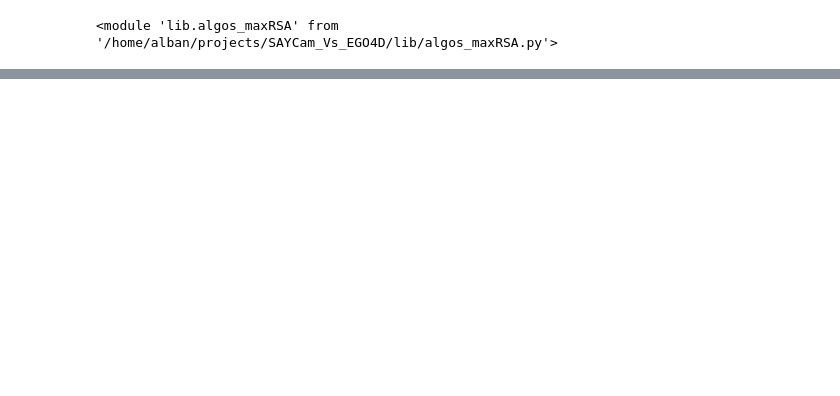
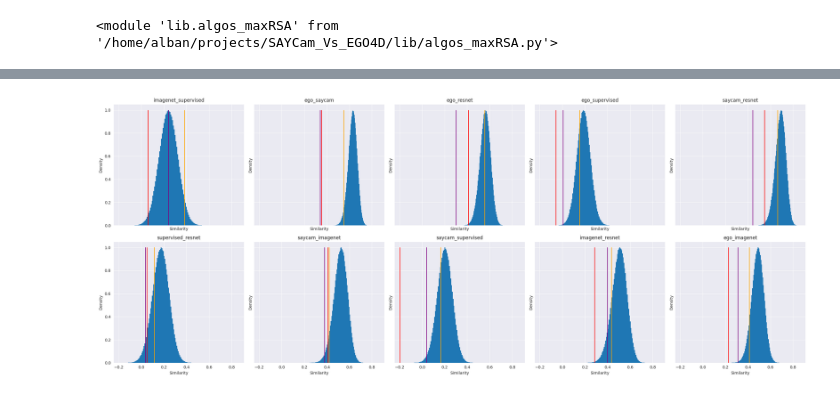
Before and after one commit to AlbanFlachot/SAYCam_Vs_EGO4D, a Jupyter notebook: meta_analysis_stimuli_selection.ipynb, the cells around one changed output, grey strips where cells are left out. Cells and saved outputs as stored; diff of their text form; code cells hidden in the pictures; blank space fills up the shorter version.

```diff
--- a/meta_analysis_stimuli_selection.ipynb
+++ b/meta_analysis_stimuli_selection.ipynb
@@ -50,0 +65,27 @@ plt.show()
+# %%
+listsamples = glob.glob('results/*Truenormalize.npy')
+nb_cols = 5
+fig, subs = plt.subplots(nrows = 2, ncols = nb_cols, figsize = (25,10), sharex = True, sharey = True)
+for f, file in enumerate(listsamples):
+    sample = np.load(file)
+    hist, bin_edges = np.histogram(sample, 100)
+    subs[int(f/nb_cols), f%nb_cols].bar(bin_edges[:-1],hist/max(hist), width = bin_edges[1] - bin_edges[0], linewidth = 0, align = 'edge')
+    #subs[f//5, f%5].legend()
+    subs[int(f/nb_cols), f%nb_cols].set_xlabel('Similarity')
+    subs[int(f/nb_cols), f%nb_cols].set_ylabel('Density')
+    subs[int(f/nb_cols), f%nb_cols].set_title(f'{file.split('_')[-3]}_{file.split('_')[-2]}')
+    for name in similarities.keys():
+        for p, pair in enumerate(RESULTS[name]['similarity_dict'].keys()):
+            if f'{file.split('_')[-3]}_{file.split('_')[-2]}' == pair:
+                if ('Truenormalize_silhouette_score_normalizedDiff_pearson' in name) :
+                    subs[int(f/nb_cols), f%nb_cols].vlines(similarities[name][p],0,1, 'r')
+                if ('Truenormalize_silhouette_score_normalizedDiff_contrast' in name) :
+                    subs[int(f/nb_cols), f%nb_cols].vlines(similarities[name][p],0,1, 'orange')
+                if ('Truenormalize_silhouette_score_rank_pearson' in name) :
+                    subs[int(f/nb_cols), f%nb_cols].vlines(similarities[name][p],0,1, 'purple')
+plt.tight_layout()
+plt.show()
+fig.savefig('figures/compactness/selectionVSdistribution.png')
+plt.close()
+# %% [output]
+[figure, added]
```
Also changed, not shown: parts of 8 cells of this notebook, 2 other files.
